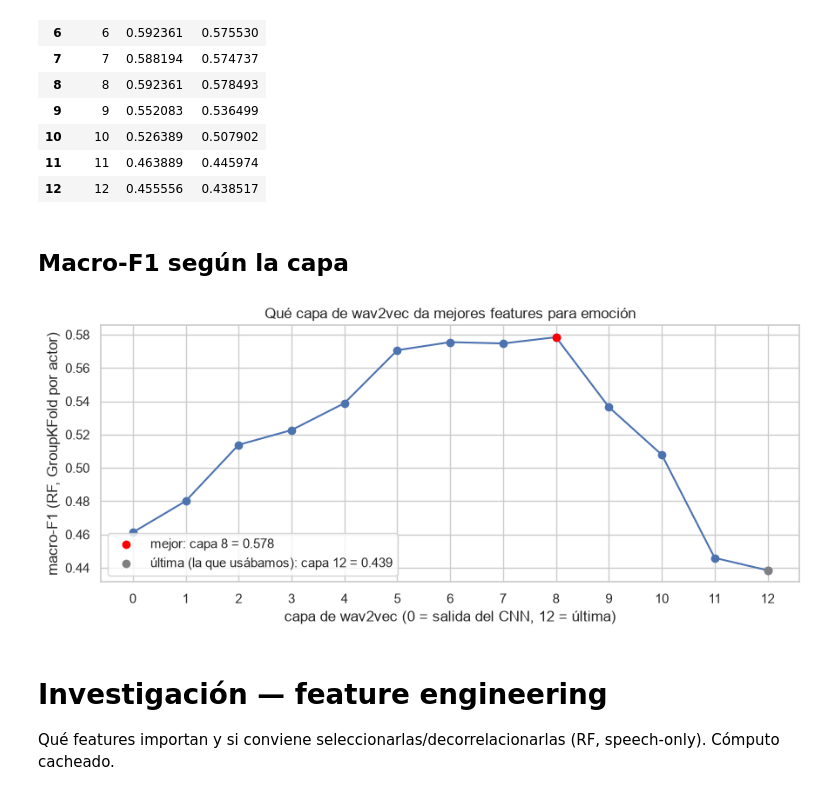
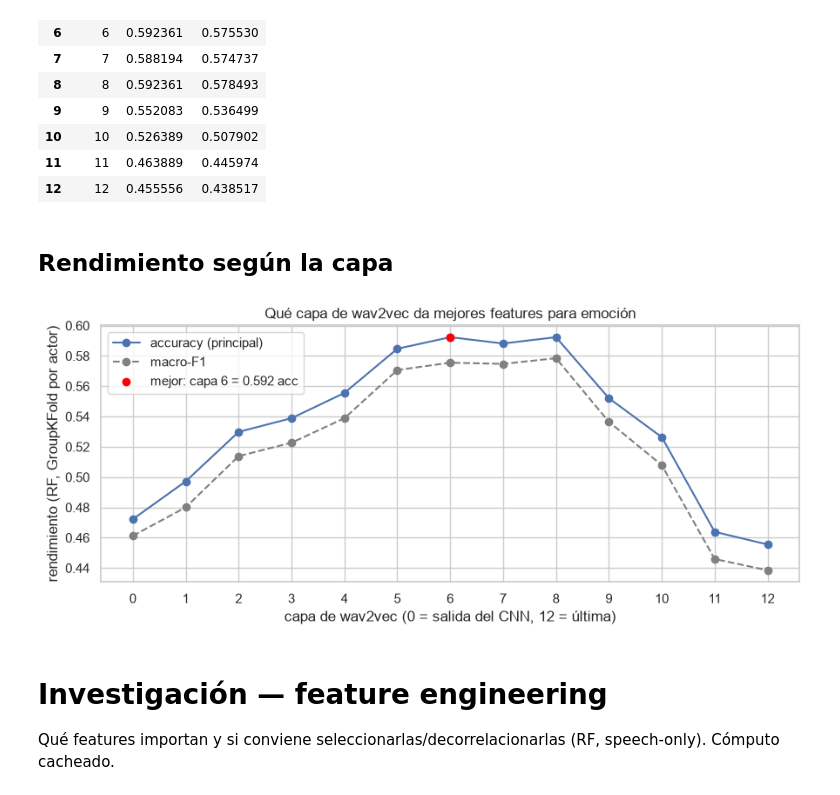
Before and after one commit to BautyGarcia/Gobbie, a Jupyter notebook: notebooks/main.ipynb, the cells around one changed output. Saved outputs shown, nothing was run; the diff lists cells and outputs as text; code cells hidden in the pictures.

```diff
--- a/notebooks/main.ipynb
+++ b/notebooks/main.ipynb
@@ -178,23 +177,25 @@ def scaled(m):
 models = {
     "RandomForest": RandomForestClassifier(n_estimators=400, class_weight="balanced", random_state=config.RANDOM_SEED, n_jobs=-1),
     "LogReg":       scaled(LogisticRegression(C=0.1, max_iter=2000, class_weight="balanced")),
-    "LinearSVC":    scaled(LinearSVC(C=0.1, class_weight="balanced", max_iter=5000)),
-    "SVM-RBF":      scaled(SVC(C=10, gamma="scale", class_weight="balanced")),
-    "HistGB":       HistGradientBoostingClassifier(random_state=config.RANDOM_SEED, class_weight="balanced"),
-    "kNN":          scaled(KNeighborsClassifier(n_neighbors=25)),
 }
 
-# Tabla cacheada (el SVM es lento); si no existe, se computa y se guarda
+# Tabla cacheada (formato largo: una fila por modelo×representación con ambas métricas)
 comp_path = config.PROCESSED_DIR / "model_comparison.parquet"
 if comp_path.exists():
-    table = pd.read_parquet(comp_path)
+    comp = pd.read_parquet(comp_path)
 else:
-    macro = {}
+    rows = []
     for mn, model in models.items():
         for rn, X in reps.items():
             oof, _ = grouped_cv(model, X, y, groups, n_splits=5)
-            macro[(mn, rn)] = evaluate(y, oof, labels=EMOTION_ORDER)["macro_f1"]
-    table = pd.Series(macro).unstack().reindex(index=list(models), columns=list(reps)).round(3)
-    table.to_parquet(comp_path)
-table
+            m = evaluate(y, oof, labels=EMOTION_ORDER)
+            rows.append({"model": mn, "rep": rn, "accuracy": m["accuracy"], "macro_f1": m["macro_f1"]})
+    comp = pd.DataFrame(rows).round(3)
+    comp.to_parquet(comp_path)
+
+# accuracy = métrica principal; macro-F1 secundaria
+acc_table = comp.pivot(index="model", columns="rep", values="accuracy").reindex(index=list(models), columns=list(reps))
+f1_table  = comp.pivot(index="model", columns="rep", values="macro_f1").reindex(index=list(models), columns=list(reps))
+print("Accuracy (principal):"); display(acc_table)
+print("macro-F1 (secundaria):"); f1_table
 # %% [output]
@@ -268,24 +272,22 @@ sweep
 | 11 | 11 | 0.463889 | 0.445974 |
 | 12 | 12 | 0.455556 | 0.438517 |
 # %% [markdown]
-## Macro-F1 según la capa
+## Rendimiento según la capa
 # %%
-best = sweep.loc[sweep["macro_f1"].idxmax()]
-last = sweep.iloc[-1]
+best = sweep.loc[sweep["accuracy"].idxmax()]
 
 fig, ax = plt.subplots(figsize=(9, 4))
-ax.plot(sweep["layer"], sweep["macro_f1"], marker="o")
-ax.scatter([best["layer"]], [best["macro_f1"]], color="red", zorder=5,
-           label=f"mejor: capa {int(best['layer'])} = {best['macro_f1']:.3f}")
-ax.scatter([last["layer"]], [last["macro_f1"]], color="gray", zorder=5,
-           label=f"última (la que usábamos): capa {int(last['layer'])} = {last['macro_f1']:.3f}")
+ax.plot(sweep["layer"], sweep["accuracy"], marker="o", label="accuracy (principal)")
+ax.plot(sweep["layer"], sweep["macro_f1"], marker="o", linestyle="--", color="gray", label="macro-F1")
+ax.scatter([best["layer"]], [best["accuracy"]], color="red", zorder=5,
+           label=f"mejor: capa {int(best['layer'])} = {best['accuracy']:.3f} acc")
 ax.set_xlabel("capa de wav2vec (0 = salida del CNN, 12 = última)")
-ax.set_ylabel("macro-F1 (RF, GroupKFold por actor)")
+ax.set_ylabel("rendimiento (RF, GroupKFold por actor)")
 ax.set_title("Qué capa de wav2vec da mejores features para emoción")
 ax.set_xticks(range(len(sweep))); ax.legend()
 fig.tight_layout(); fig.savefig(REPORTS_DIR / "wav2vec_layer_sweep.png", dpi=110, bbox_inches="tight"); plt.show()
 # %% [output]
-[figure, old version]
+[figure, new version]
 # %% [markdown]
 # Investigación — feature engineering
 
```
Also changed, not shown: parts of 38 cells of this notebook, 10 other files.
